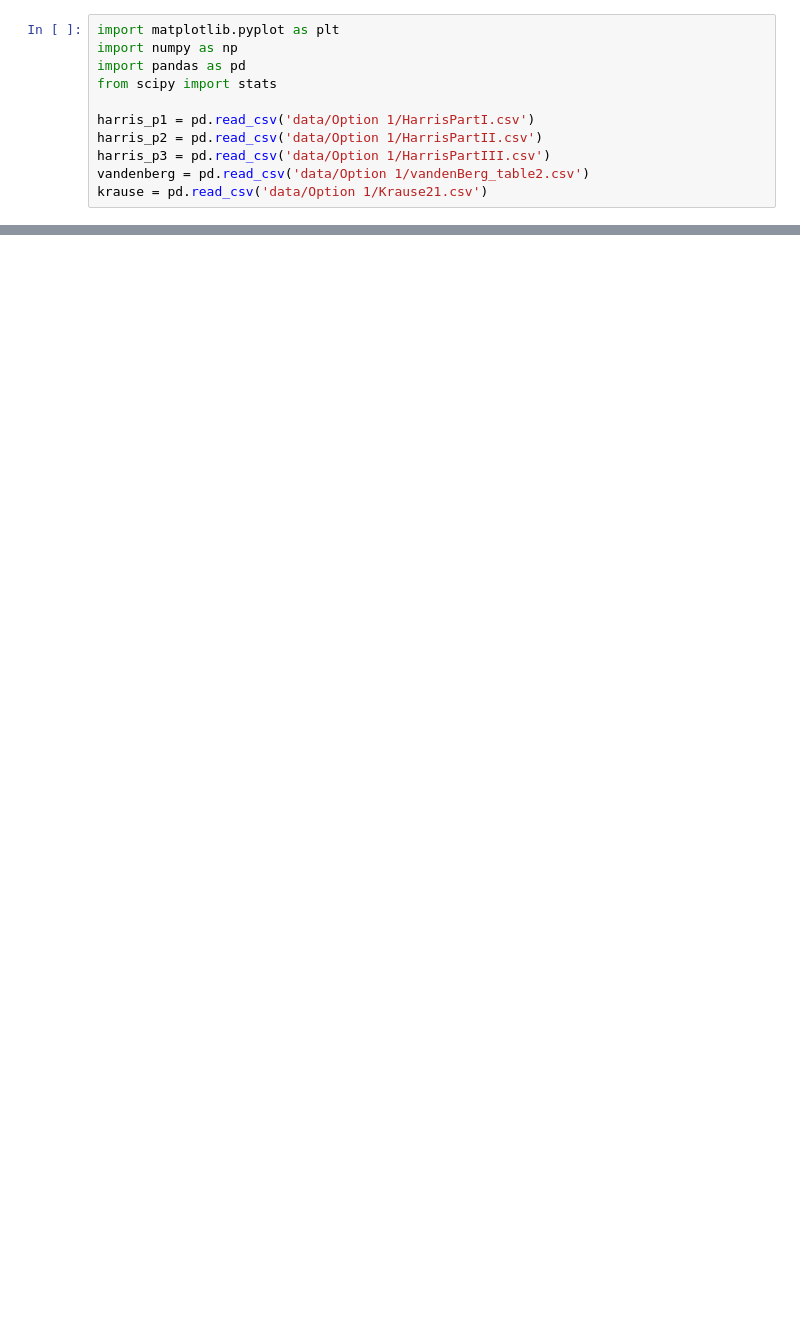
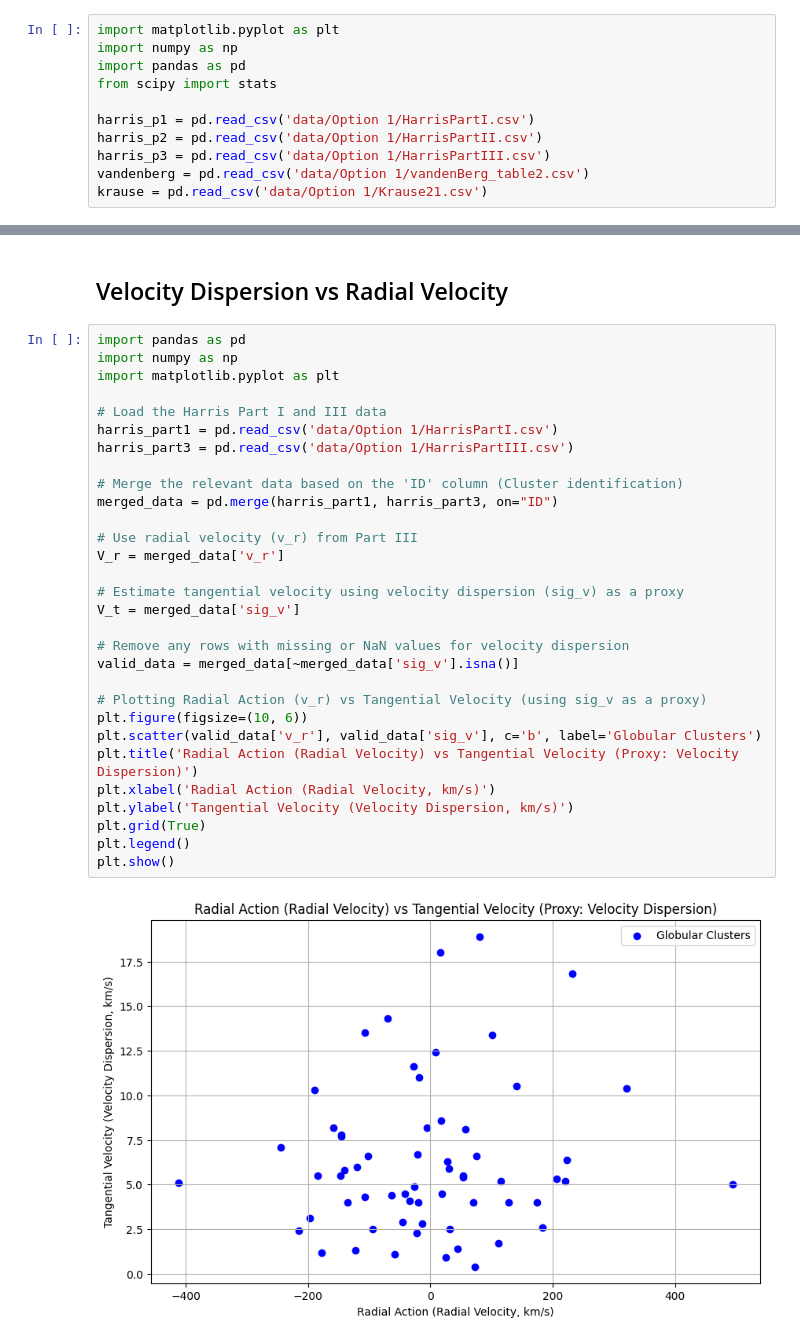
Before and after one commit to Shmu9/gc_accretion, a Jupyter notebook: dynamics.ipynb, the cells around one changed output, grey strips where cells are left out. Cells and saved outputs as stored; diff of their text form; blank space fills up the shorter version.

```diff
--- a/dynamics.ipynb
+++ b/dynamics.ipynb
@@ -231,0 +211,34 @@ Index(['ID', 'Name', 'RA', 'DEC', 'L', 'B', 'R_Sun', 'R_gc', 'X', 'Y', 'Z',
+# %% [markdown]
+## Velocity Dispersion vs Radial Velocity
+# %%
+import pandas as pd
+import numpy as np
+import matplotlib.pyplot as plt
+
+# Load the Harris Part I and III data
+harris_part1 = pd.read_csv('data/Option 1/HarrisPartI.csv')
+harris_part3 = pd.read_csv('data/Option 1/HarrisPartIII.csv')
+
+# Merge the relevant data based on the 'ID' column (Cluster identification)
+merged_data = pd.merge(harris_part1, harris_part3, on="ID")
+
+# Use radial velocity (v_r) from Part III
+V_r = merged_data['v_r']
+
+# Estimate tangential velocity using velocity dispersion (sig_v) as a proxy
+V_t = merged_data['sig_v']
+
+# Remove any rows with missing or NaN values for velocity dispersion
+valid_data = merged_data[~merged_data['sig_v'].isna()]
+
+# Plotting Radial Action (v_r) vs Tangential Velocity (using sig_v as a proxy)
+plt.figure(figsize=(10, 6))
+plt.scatter(valid_data['v_r'], valid_data['sig_v'], c='b', label='Globular Clusters')
+plt.title('Radial Action (Radial Velocity) vs Tangential Velocity (Proxy: Velocity Dispersion)')
+plt.xlabel('Radial Action (Radial Velocity, km/s)')
+plt.ylabel('Tangential Velocity (Velocity Dispersion, km/s)')
+plt.grid(True)
+plt.legend()
+plt.show()
+# %% [output]
+[figure, added]
```
Also changed, not shown: parts of 2 cells of this notebook, 2 other files.
